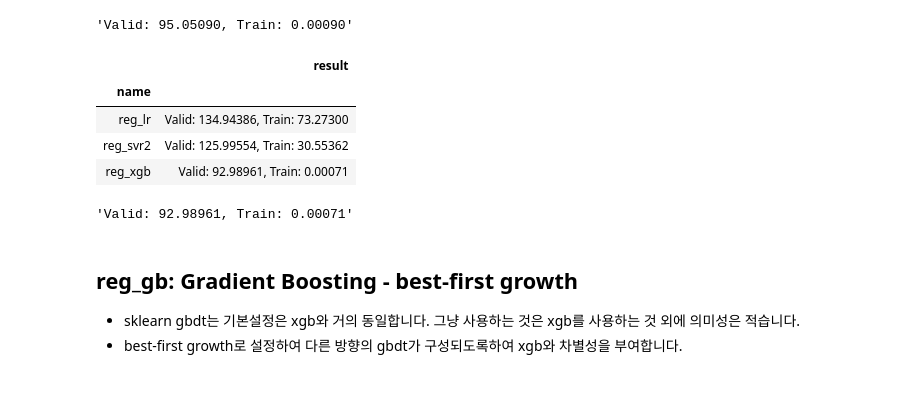
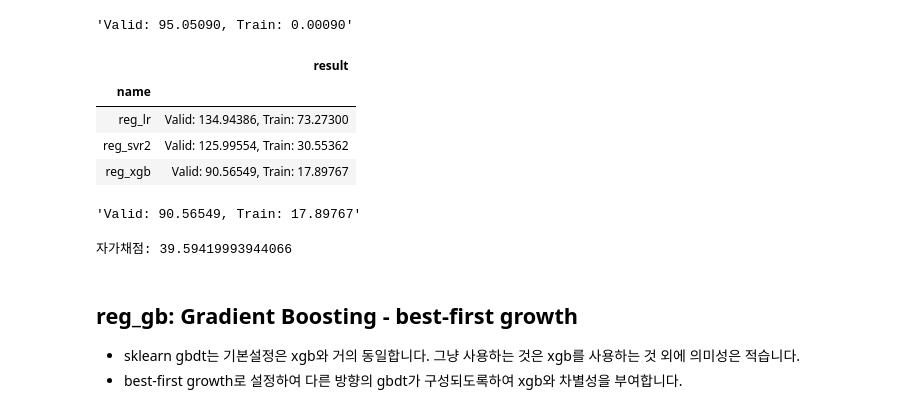
Before and after one commit to sunkusun9/DS_lv3_2609_1, a Jupyter notebook: sec_ds_lv3_prob3_kaggle.ipynb, the cells around one changed output. Drawn from its saved outputs; the diff is of its cells as text; code cells hidden in the pictures.

Commit message:
Day1 Kaggle 문제 풀이 노트입니다.

```diff
--- a/sec_ds_lv3_prob3_kaggle.ipynb
+++ b/sec_ds_lv3_prob3_kaggle.ipynb
@@ -526,25 +526,31 @@ eval_model('reg_xgb', reg_xgb)
 # %%
 import xgboost as xgb
 X_xgb = "15분, 30분, 45분, 60분, DayName, Hour, AM, Weekend_yn, Holiday_yn, Avg, TotalHour,생산량, 기온, 풍속, 습도, 강수량, 전기요금(계절), 공장인원, 인건비"
 X_xgb = [i.strip() for i in X_xgb.split(',')]
 
 ct = ColumnTransformer([
     ('ohe', OneHotEncoder(categories='auto'), ['DayName']),
     ('pt', 'passthrough', X_xgb)
 ])
 reg_xgb = make_pipeline(
     ct, xgb.XGBRegressor(
-        random_state = 123, max_depth = 15, n_estimators = 500, learning_rate = 0.1, reg_lambda = 3
+        random_state = 123, max_depth = 15, min_child_weight=4, n_estimators = 500,
+        learning_rate = 0.01, reg_lambda = 3
     )
 )
 eval_model('reg_xgb', reg_xgb)
 # %% [output]
 |  | result |
 | name |  |
 | reg_lr | Valid: 134.94386, Train: 73.27300 |
 | reg_svr2 | Valid: 125.99554, Train: 30.55362 |
-| reg_xgb | Valid: 92.98961, Train: 0.00071 |
+| reg_xgb | Valid: 90.56549, Train: 17.89767 |
-'Valid: 92.98961, Train: 0.00071'
+'Valid: 90.56549, Train: 17.89767'
+# %%
+prd = select_model(reg_xgb)
+print('자가채점: {}'.format(mean_absolute_error(s_kaggle_ans, prd))) # Baseline: 29.118464787530996
+# %% [output]
+자가채점: 39.59419993944066
 # %% [markdown]
 ## reg_gb: Gradient Boosting - best-first growth
 
```
Also changed, not shown: parts of 6 cells of this notebook.
